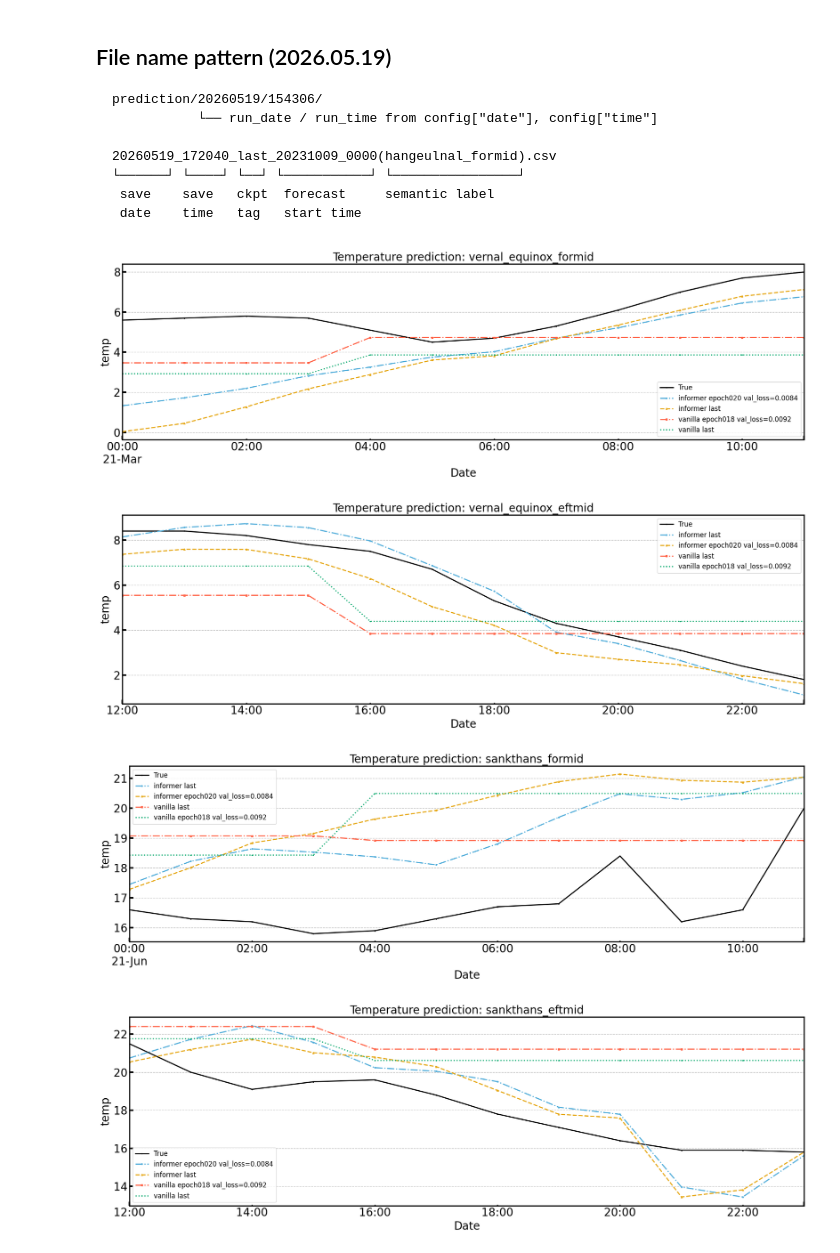
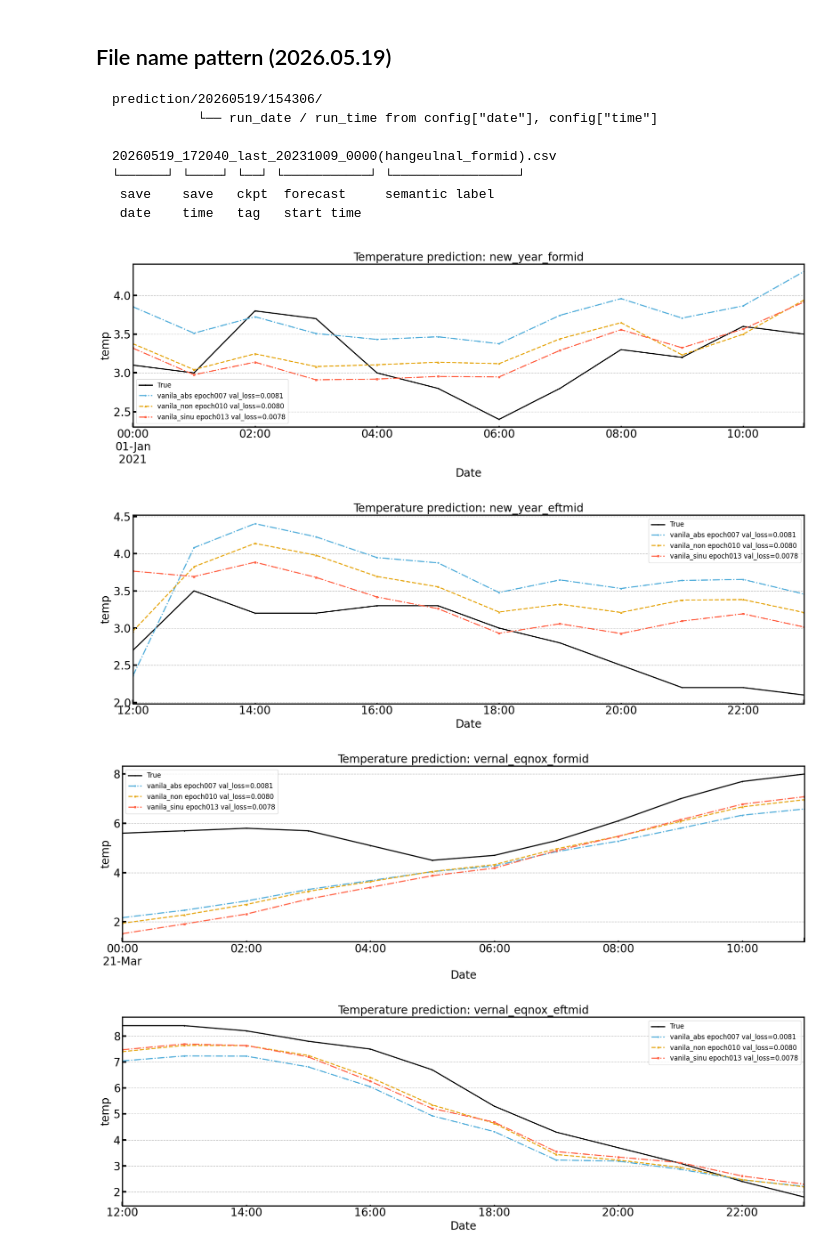
Before and after one commit to KUcyans/MeteoFormer, a Jupyter notebook: TemperaturePrediction.ipynb, the cells around one changed output. Cells and saved outputs as stored; diff of their text form; code cells hidden in the pictures.

```diff
--- a/TemperaturePrediction.ipynb
+++ b/TemperaturePrediction.ipynb
@@ -44,8 +44,8 @@ def make_single_window_dataframe(location: Point,
 
     return df
 # %%
-kbh = Point(lat=55.6761, lon=12.5683)
-start_time = datetime(2021, 3, 21, 0, 0)
-df_true = make_single_window_dataframe(kbh, start_time, horizon_hours=12)
-df_true.columns
-df_true[['temp', 'rhum', 'prcp', 'wdir', 'wspd']]
+# kbh = Point(lat=55.6761, lon=12.5683)
+# start_time = datetime(2021, 3, 21, 0, 0)
+# df_true = make_single_window_dataframe(kbh, start_time, horizon_hours=12)
+# df_true.columns
+# df_true[['temp', 'rhum', 'prcp', 'wdir', 'wspd']]
@@ -331,13 +316,16 @@ def compare_models_per_feature(
         plt.show()
 # %%
 runs = {
-    "informer": base / "20260519" / "191357",
-    "vanilla": base / "20260519" / "193347",
+    "vanila_abs": base / "20260520" / "125521",
+    "vanila_non": base / "20260520" / "134457",
+    "vanila_sinu": base / "20260520" / "140934",
 }
 
 what_year = 2021
 
 start_times = {
+    "new_year_formid" : datetime(what_year, 1, 1, 0, 0),
+    "new_year_eftmid" : datetime(what_year, 1, 1, 12, 0),
     "vernal_equinox_formid": datetime(what_year, 3, 21, 0, 0),
     "vernal_equinox_eftmid": datetime(what_year, 3, 21, 12, 0),
     "sankthans_formid": datetime(what_year, 6, 21, 0, 0),
@@ -345,43 +333,40 @@ start_times = {
     "hangeulnal_formid": datetime(what_year, 10, 9, 0, 0),
     "hangeulnal_eftmid": datetime(what_year, 10, 9, 12, 0),
 }
 
 rows = collect_prediction_files(runs)
 
 for when_key, start_time in start_times.items():
     prediction_files = {}
 
     for row in rows:
         if row["when_key"] != when_key:
             continue
 
+        # temporarily skip last epoch
+        if row["checkpoint_type"] == "last":
+            continue
+
         model = row["model"]
-
-        if row["checkpoint_type"] == "last":
-            label = f"{model} last"
-        else:
-            label = f"{model} epoch{row['epoch']:03d} val_loss={row['val_loss']:.4f}"
+        label = f"{model} epoch{row['epoch']:03d} val_loss={row['val_loss']:.4f}"
 
         prediction_files[label] = str(row["path"])
 
     if not prediction_files:
-        print(f"⚠️ No prediction files found for {when_key}")
+        print(f"⚠️ No non-last prediction files found for {when_key}")
         continue
 
     compare_models_per_feature(
         prediction_files=prediction_files,
         features=["temp"],
         titles=[
             f"Temperature prediction: {when_key}",
-            f"Relative humidity prediction: {when_key}",
-            f"Wind speed prediction: {when_key}",
-            f"Wind direction prediction: {when_key}",
         ],
         horizon_hours=12,
         start_time=start_time,
     )
 # %% [output]
-[figure, old version]
+[figure, new version]
-[figure, old version]
+[figure, new version]
-[figure, old version]
+[figure, new version]
-[figure, old version]
+[figure, new version]
```
Also changed, not shown: parts of 2 cells of this notebook, 9 other files.
